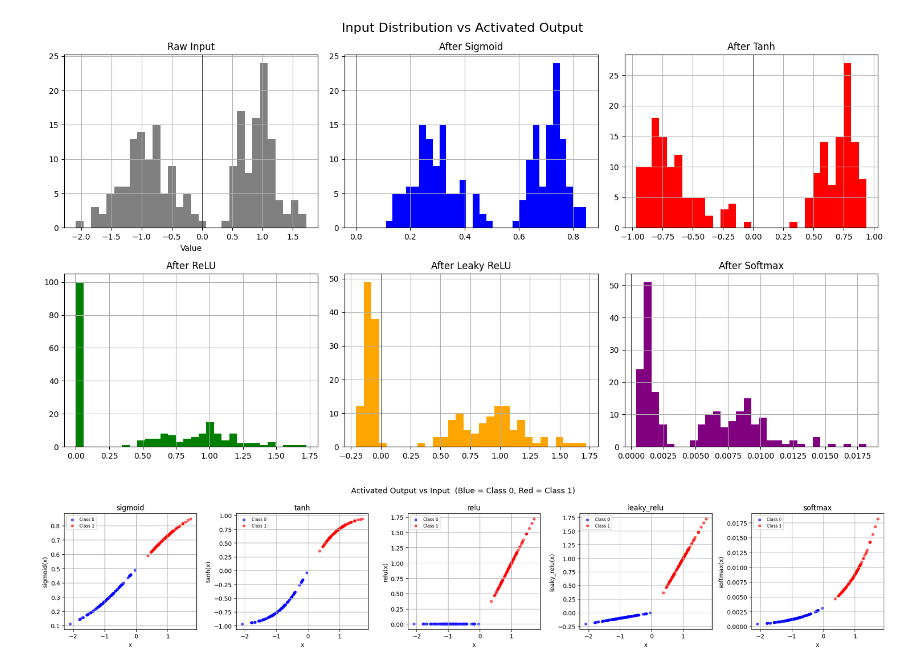
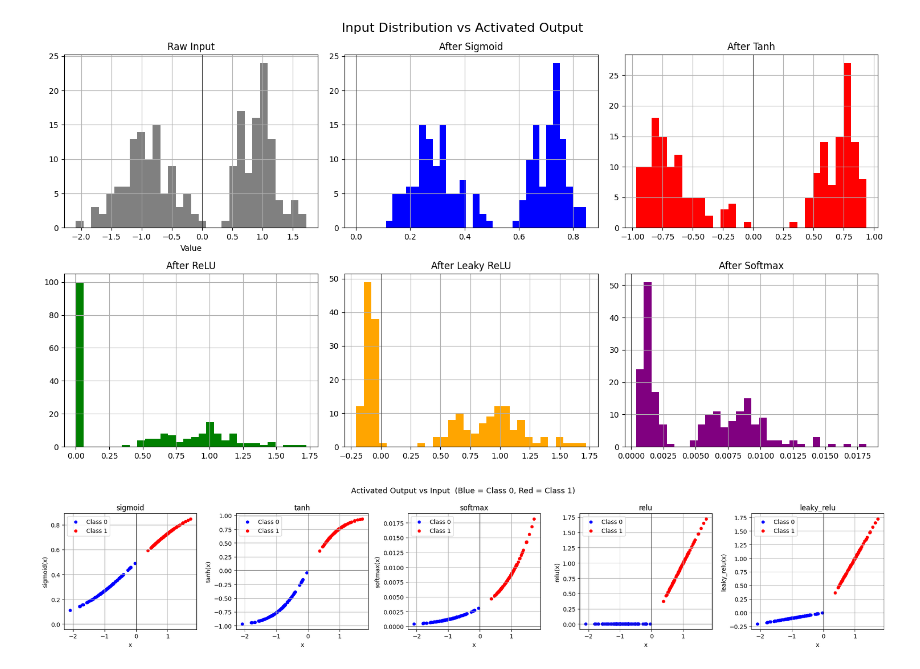
Before and after one commit to giyu-cmd/course-work, a Jupyter notebook: deep-learning/activation-functions.ipynb, the cells around one changed output. Cells and saved outputs as stored; diff of their text form; code cells hidden in the pictures.

```diff
--- a/deep-learning/activation-functions.ipynb
+++ b/deep-learning/activation-functions.ipynb
@@ -179,22 +179,23 @@ plt.show()
 # %%
 fig, axes = plt.subplots(1, 5, figsize=(20, 4))
 fig.suptitle("Activated Output vs Input  (Blue = Class 0, Red = Class 1)", fontsize=13)
 
-cols   = ['sigmoid', 'tanh', 'relu', 'leaky_relu', 'softmax']
-colors_map = {0: 'blue', 1: 'red'}
+cols = ["sigmoid" , "tanh" , "softmax" , "relu" , "leaky_relu"]
+color_map = { 0: "blue" , 1 : "red" }
 
-for ax, col in zip(axes, cols):
-    for cls in [0, 1]:
-        mask = df['label'] == cls
-        ax.scatter(df.loc[mask, 'x'], df.loc[mask, col],
-                   c=colors_map[cls], s=15, alpha=0.6, label=f'Class {cls}')
+for ax , col in zip(axes , cols):
+    for cls in [0 , 1]:
+        mask = df["label"] == cls
+        ax.scatter(df.loc[mask , "x"] , df.loc[mask , col] , label=f"Class {cls}" , color=color_map[cls] , s = 20 , marker="o")
     ax.set_title(col)
+    ax.axhline(0 , color="black" , linewidth=0.5)
+    ax.axvline(0 , color="black" , linewidth=0.5)
     ax.set_xlabel("x")
     ax.set_ylabel(f"{col}(x)")
-    ax.legend(fontsize=7)
+    ax.legend()
     ax.grid(True)
 
 plt.tight_layout()
 plt.show()
 # %% [output]
-[figure, old version]
+[figure, new version]
```
Also changed, not shown: 3 other files.
